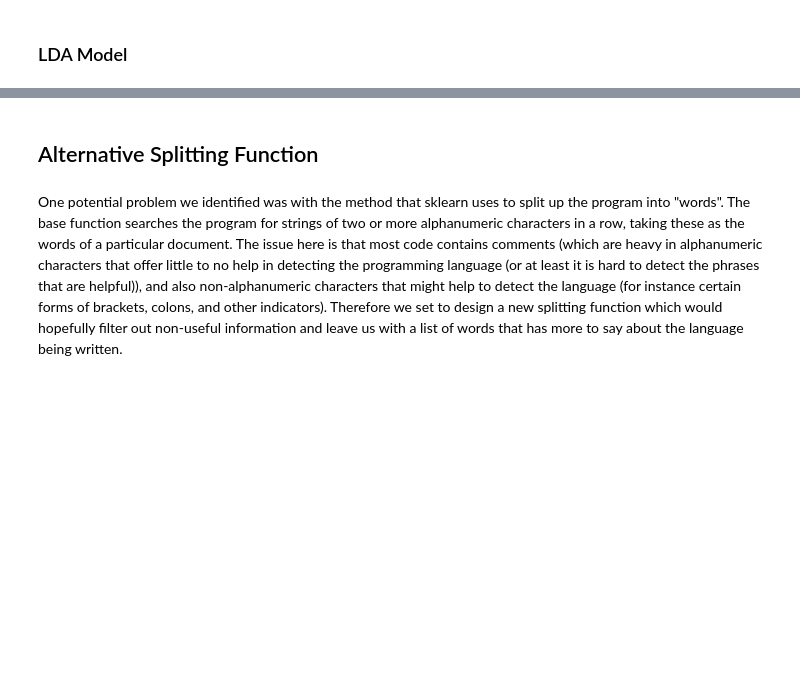
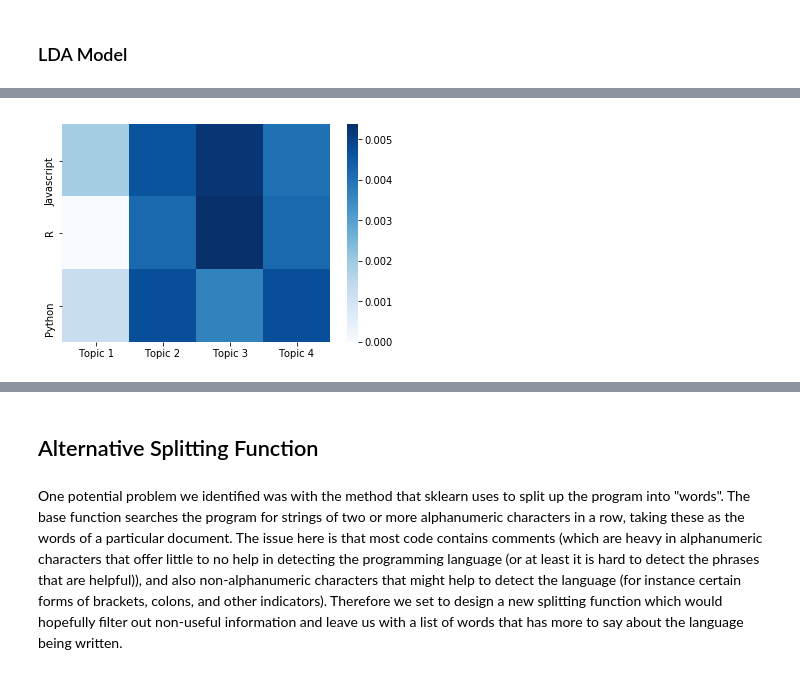
Before and after one commit to SJames528/data-science-toolbox-4, a Jupyter notebook: project/report.ipynb, the cells around one changed output, grey strips where cells are left out. Drawn from its saved outputs; the diff is of its cells as text; code cells hidden in the pictures; blank space fills up the shorter version.

```diff
--- a/project/report.ipynb
+++ b/project/report.ipynb
@@ -201,7 +439,5 @@ combined_documents.head()
 # %% [markdown]
 ### LDA Model
-# %%
-combined_test_documents.append(combined_documents)
 # %%
 tf_vectorizer = CountVectorizer(stop_words=None)
 tf_vectorizer.fit(combined_test_documents.append(combined_documents))
@@ -258,28 +496,39 @@ for topic_components in model.components_:
+# %%
+word_importance_per_topic = get_word_importance_per_topic(model, tf_vectorizer)
 # %%
-# Note: visualise via heatmap?
-
-most_importance_topic_1_keywords = [word for word, importance in word_importance_per_topic[0][0:40]]
-most_importance_topic_2_keywords = [word for word, importance in word_importance_per_topic[1][0:40]]
-most_importance_topic_3_keywords = [word for word, importance in word_importance_per_topic[2][0:40]]
-most_importance_topic_4_keywords = [word for word, importance in word_importance_per_topic[3][0:40]]
+most_importance_topic_1_keywords = [word for word, importance in word_importance_per_topic[0][0:35]]
+most_importance_topic_2_keywords = [word for word, importance in word_importance_per_topic[1][0:35]]
+most_importance_topic_3_keywords = [word for word, importance in word_importance_per_topic[2][0:35]]
+most_importance_topic_4_keywords = [word for word, importance in word_importance_per_topic[3][0:35]]
 # %%
-print(
-    100*jaccard_index(javascript_keywords, most_importance_topic_1_keywords)/len(javascript_keywords),
-    100*jaccard_index(javascript_keywords, most_importance_topic_2_keywords)/len(javascript_keywords),
-    100*jaccard_index(javascript_keywords, most_importance_topic_3_keywords)/len(javascript_keywords),
-    100*jaccard_index(javascript_keywords, most_importance_topic_4_keywords)/len(javascript_keywords),
+jaccard_indexes = pandas.DataFrame(
+    numpy.array([
+        [
+            jaccard_index(javascript_keywords, most_importance_topic_1_keywords)/len(javascript_keywords),
+            jaccard_index(javascript_keywords, most_importance_topic_2_keywords)/len(javascript_keywords),
+            jaccard_index(javascript_keywords, most_importance_topic_3_keywords)/len(javascript_keywords),
+            jaccard_index(javascript_keywords, most_importance_topic_4_keywords)/len(javascript_keywords)
+        ],
+        [
+            jaccard_index(r_keywords, most_importance_topic_1_keywords)/len(r_keywords),
+            jaccard_index(r_keywords, most_importance_topic_2_keywords)/len(r_keywords),
+            jaccard_index(r_keywords, most_importance_topic_3_keywords)/len(r_keywords),
+            jaccard_index(r_keywords, most_importance_topic_4_keywords)/len(r_keywords),
+        ],
+        [
+            jaccard_index(python_keywords, most_importance_topic_1_keywords)/len(python_keywords),
+            jaccard_index(python_keywords, most_importance_topic_2_keywords)/len(python_keywords),
+            jaccard_index(python_keywords, most_importance_topic_3_keywords)/len(python_keywords),
+            jaccard_index(python_keywords, most_importance_topic_4_keywords)/len(python_keywords),
+        ],
+    ]),
+    columns=['Topic 1', 'Topic 2', 'Topic 3', 'Topic 4'],
+    index=['Javascript', 'R', 'Python']
 )
 
-print(
-    100*jaccard_index(r_keywords, most_importance_topic_1_keywords)/len(r_keywords),
-    100*jaccard_index(r_keywords, most_importance_topic_2_keywords)/len(r_keywords),
-    100*jaccard_index(r_keywords, most_importance_topic_3_keywords)/len(r_keywords),
-    100*jaccard_index(r_keywords, most_importance_topic_4_keywords)/len(r_keywords),
+hm = seaborn.heatmap(
+    jaccard_indexes,
+    cmap='Blues',
 )
-
-print(
-    100*jaccard_index(python_keywords, most_importance_topic_1_keywords)/len(python_keywords),
-    100*jaccard_index(python_keywords, most_importance_topic_2_keywords)/len(python_keywords),
-    100*jaccard_index(python_keywords, most_importance_topic_3_keywords)/len(python_keywords),
-    100*jaccard_index(python_keywords, most_importance_topic_4_keywords)/len(python_keywords),
-)
+# %% [output]
+[figure, added]
```
Also changed, not shown: parts of 55 cells of this notebook.
